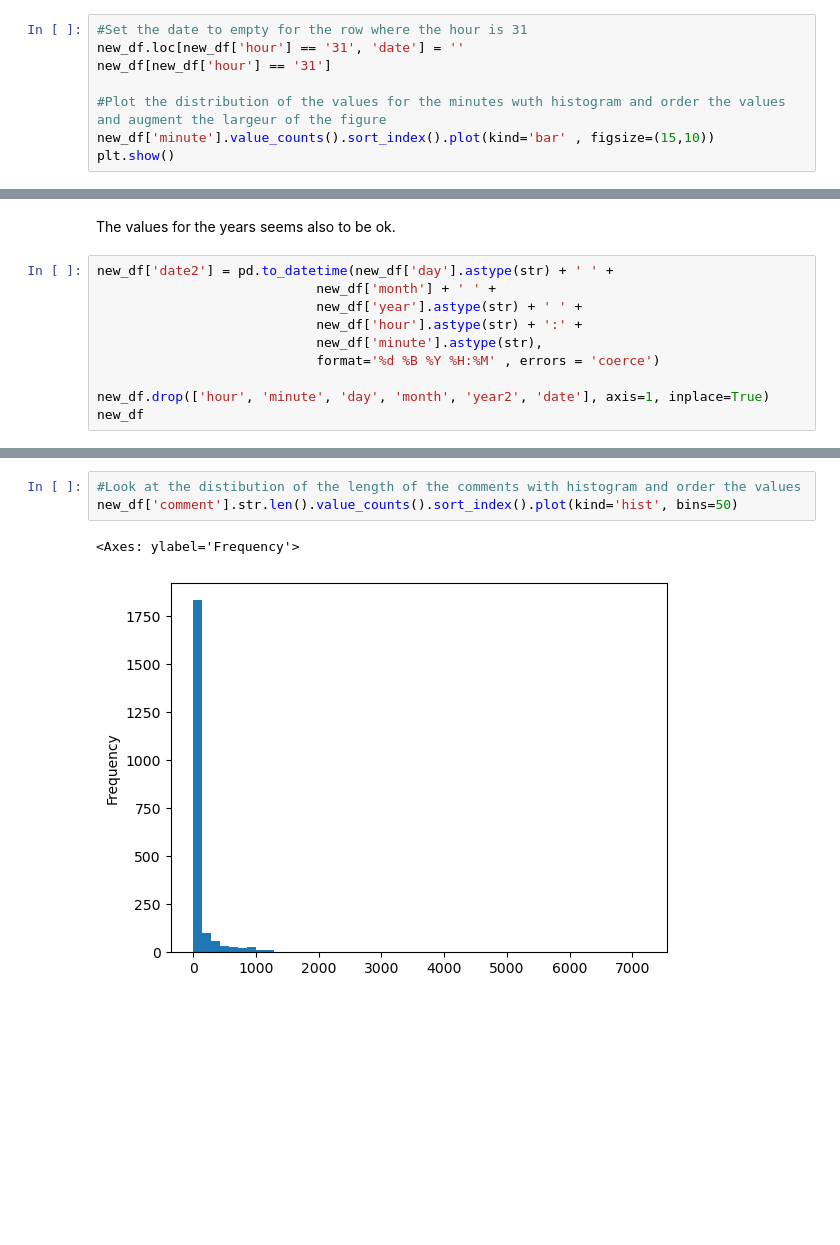
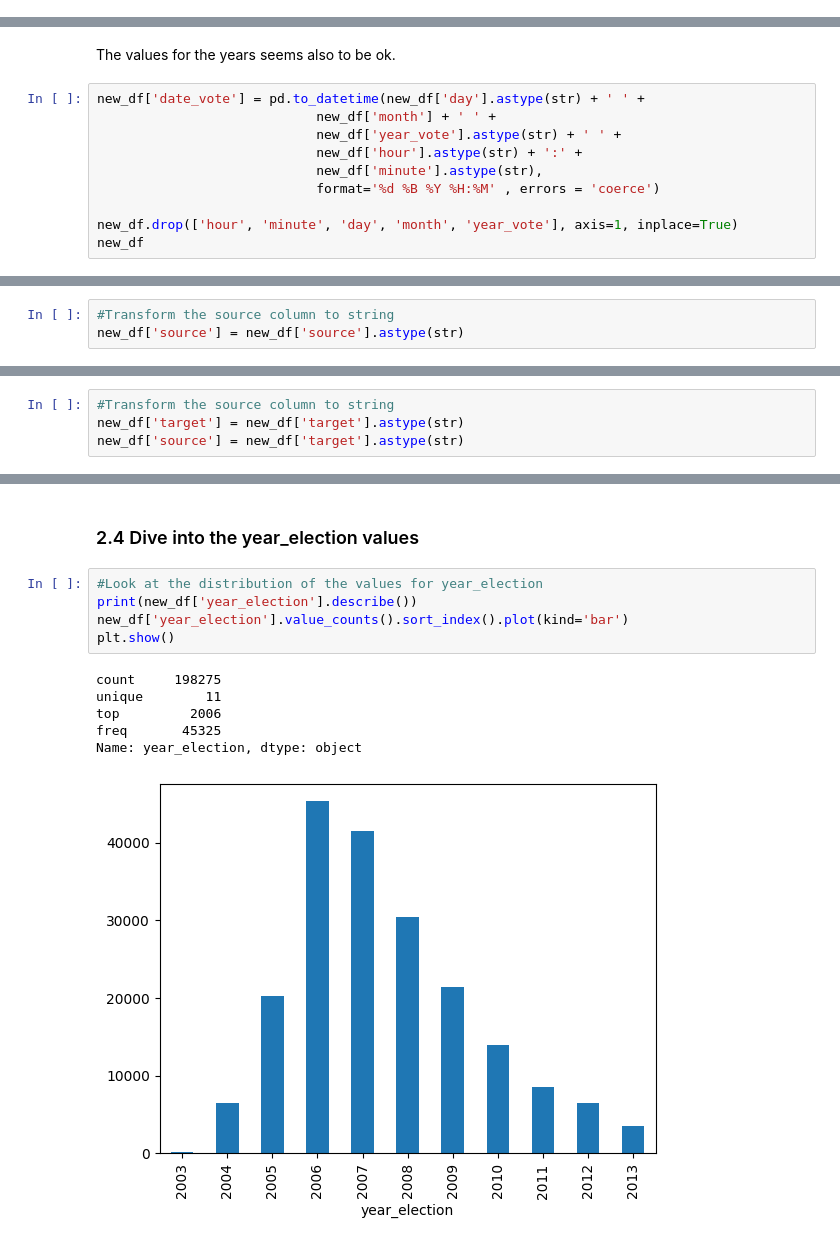
Before and after one commit to epfl-ada/ada-2023-project-thedatafreaks, a Jupyter notebook: notebooks/data_exploration.ipynb, the cells around one changed output, grey strips where cells are left out. Saved outputs shown, nothing was run; the diff lists cells and outputs as text; blank space fills up the shorter version.

```diff
--- a/notebooks/data_exploration.ipynb
+++ b/notebooks/data_exploration.ipynb
@@ -146,8 +125,0 @@ We have a vote date with an hour equal to 31 we will remove the date associated
-# %%
-#Set the date to empty for the row where the hour is 31
-new_df.loc[new_df['hour'] == '31', 'date'] = ''
-new_df[new_df['hour'] == '31']
-
-#Plot the distribution of the values for the minutes wuth histogram and order the values and augment the largeur of the figure
-new_df['minute'].value_counts().sort_index().plot(kind='bar' , figsize=(15,10))
-plt.show()
@@ -230,13 +192,13 @@ new_df['year2'].value_counts().sort_index().plot(kind='bar')
 # %% [markdown]
 The values for the years seems also to be ok.
 # %%
-new_df['date2'] = pd.to_datetime(new_df['day'].astype(str) + ' ' +
+new_df['date_vote'] = pd.to_datetime(new_df['day'].astype(str) + ' ' +
                             new_df['month'] + ' ' +
-                            new_df['year'].astype(str) + ' ' +
+                            new_df['year_vote'].astype(str) + ' ' +
                             new_df['hour'].astype(str) + ':' +
                             new_df['minute'].astype(str),
                             format='%d %B %Y %H:%M' , errors = 'coerce')
 
-new_df.drop(['hour', 'minute', 'day', 'month', 'year2', 'date'], axis=1, inplace=True)
+new_df.drop(['hour', 'minute', 'day', 'month', 'year_vote'], axis=1, inplace=True)
 new_df
 # %% [output]
@@ -255,0 +226,3 @@ new_df
+# %%
+#Transform the source column to string
+new_df['source'] = new_df['source'].astype(str)
@@ -255,0 +242,4 @@ new_df
+# %%
+#Transform the source column to string
+new_df['target'] = new_df['target'].astype(str)
+new_df['source'] = new_df['target'].astype(str)
@@ -256,6 +257,14 @@ new_df
+# %% [markdown]
+### 2.4 Dive into the year_election values
 # %%
-#Look at the distibution of the length of the comments with histogram and order the values
-new_df['comment'].str.len().value_counts().sort_index().plot(kind='hist', bins=50)
+#Look at the distribution of the values for year_election
+print(new_df['year_election'].describe())
+new_df['year_election'].value_counts().sort_index().plot(kind='bar')
+plt.show()
 # %% [output]
-<Axes: ylabel='Frequency'>
+count     198275
+unique        11
+top         2006
+freq       45325
+Name: year_election, dtype: object
-[figure, old version]
+[figure, new version]
```
Also changed, not shown: parts of 39 cells of this notebook, 2 other files.
